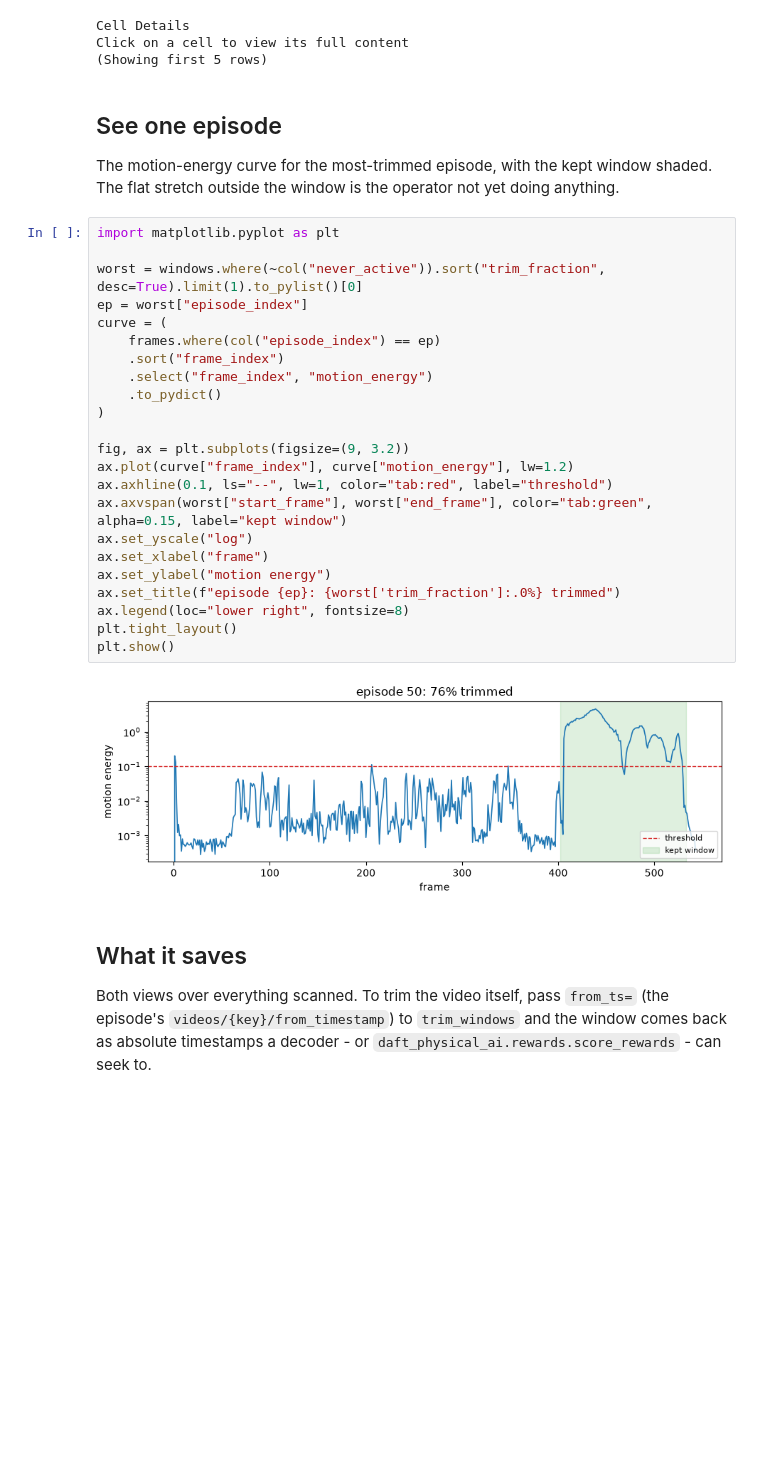
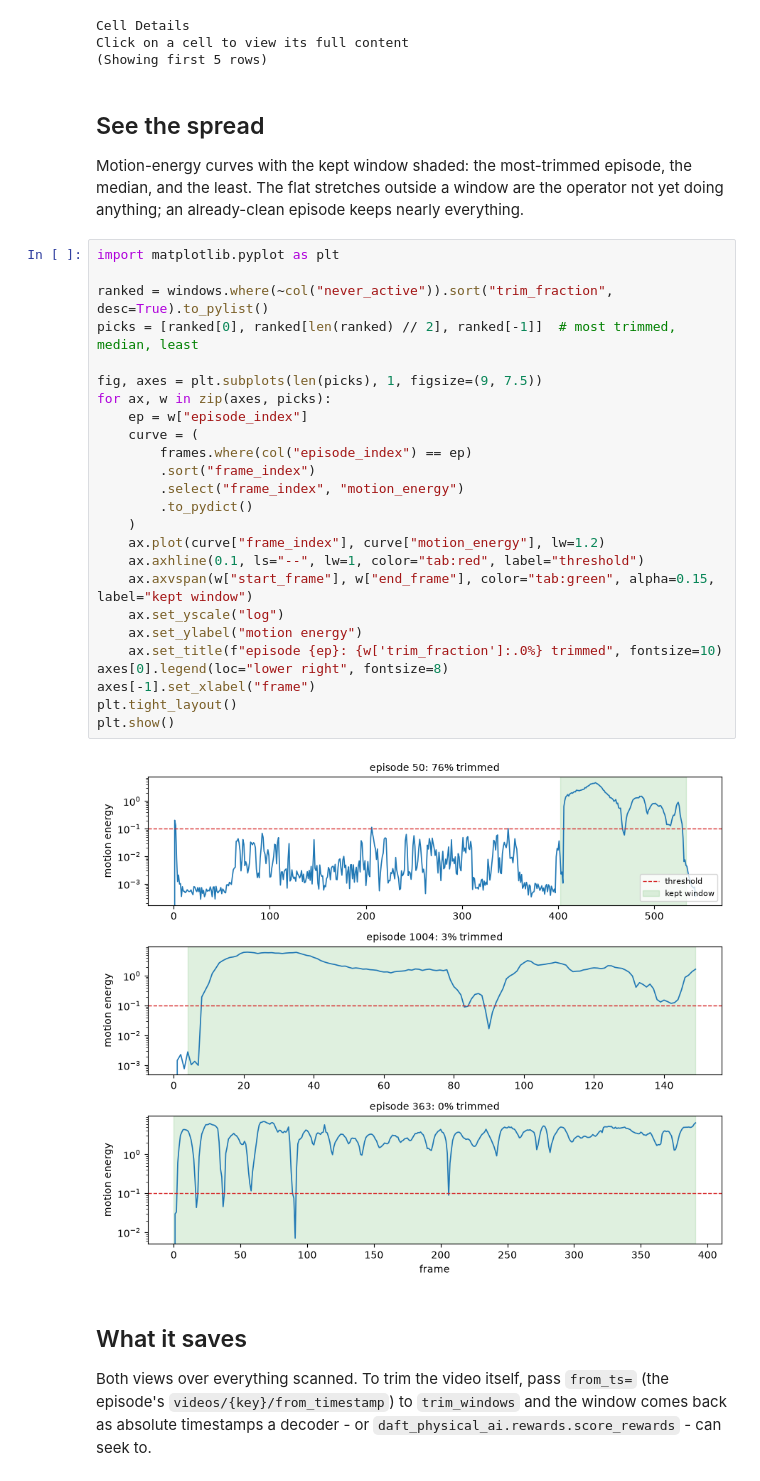
Before and after one commit to Eventual-Inc/daft-physical-ai, a Jupyter notebook: examples/trim/demo.ipynb, the cells around one changed output. Drawn from its saved outputs; the diff is of its cells as text; blank space fills up the shorter version.

Commit message:
feat(cli): show the trim spread in the demo - most, median, least trimmed

```diff
--- a/examples/trim/demo.ipynb
+++ b/examples/trim/demo.ipynb
@@ -73,34 +73,36 @@ Cell Details
 Click on a cell to view its full content
 (Showing first 5 rows)
 # %% [markdown]
-## See one episode
+## See the spread
 
-The motion-energy curve for the most-trimmed episode, with the kept window shaded. The flat stretch outside the window is the operator not yet doing anything.
+Motion-energy curves with the kept window shaded: the most-trimmed episode, the median, and the least. The flat stretches outside a window are the operator not yet doing anything; an already-clean episode keeps nearly everything.
 # %%
 import matplotlib.pyplot as plt
 
-worst = windows.where(~col("never_active")).sort("trim_fraction", desc=True).limit(1).to_pylist()[0]
-ep = worst["episode_index"]
-curve = (
-    frames.where(col("episode_index") == ep)
-    .sort("frame_index")
-    .select("frame_index", "motion_energy")
-    .to_pydict()
-)
+ranked = windows.where(~col("never_active")).sort("trim_fraction", desc=True).to_pylist()
+picks = [ranked[0], ranked[len(ranked) // 2], ranked[-1]]  # most trimmed, median, least
 
-fig, ax = plt.subplots(figsize=(9, 3.2))
-ax.plot(curve["frame_index"], curve["motion_energy"], lw=1.2)
-ax.axhline(0.1, ls="--", lw=1, color="tab:red", label="threshold")
-ax.axvspan(worst["start_frame"], worst["end_frame"], color="tab:green", alpha=0.15, label="kept window")
-ax.set_yscale("log")
-ax.set_xlabel("frame")
-ax.set_ylabel("motion energy")
-ax.set_title(f"episode {ep}: {worst['trim_fraction']:.0%} trimmed")
-ax.legend(loc="lower right", fontsize=8)
+fig, axes = plt.subplots(len(picks), 1, figsize=(9, 7.5))
+for ax, w in zip(axes, picks):
+    ep = w["episode_index"]
+    curve = (
+        frames.where(col("episode_index") == ep)
+        .sort("frame_index")
+        .select("frame_index", "motion_energy")
+        .to_pydict()
+    )
+    ax.plot(curve["frame_index"], curve["motion_energy"], lw=1.2)
+    ax.axhline(0.1, ls="--", lw=1, color="tab:red", label="threshold")
+    ax.axvspan(w["start_frame"], w["end_frame"], color="tab:green", alpha=0.15, label="kept window")
+    ax.set_yscale("log")
+    ax.set_ylabel("motion energy")
+    ax.set_title(f"episode {ep}: {w['trim_fraction']:.0%} trimmed", fontsize=10)
+axes[0].legend(loc="lower right", fontsize=8)
+axes[-1].set_xlabel("frame")
 plt.tight_layout()
 plt.show()
 # %% [output]
-[figure, old version]
+[figure, new version]
 # %% [markdown]
 ## What it saves
 
```
Also changed, not shown: 4 other files.
